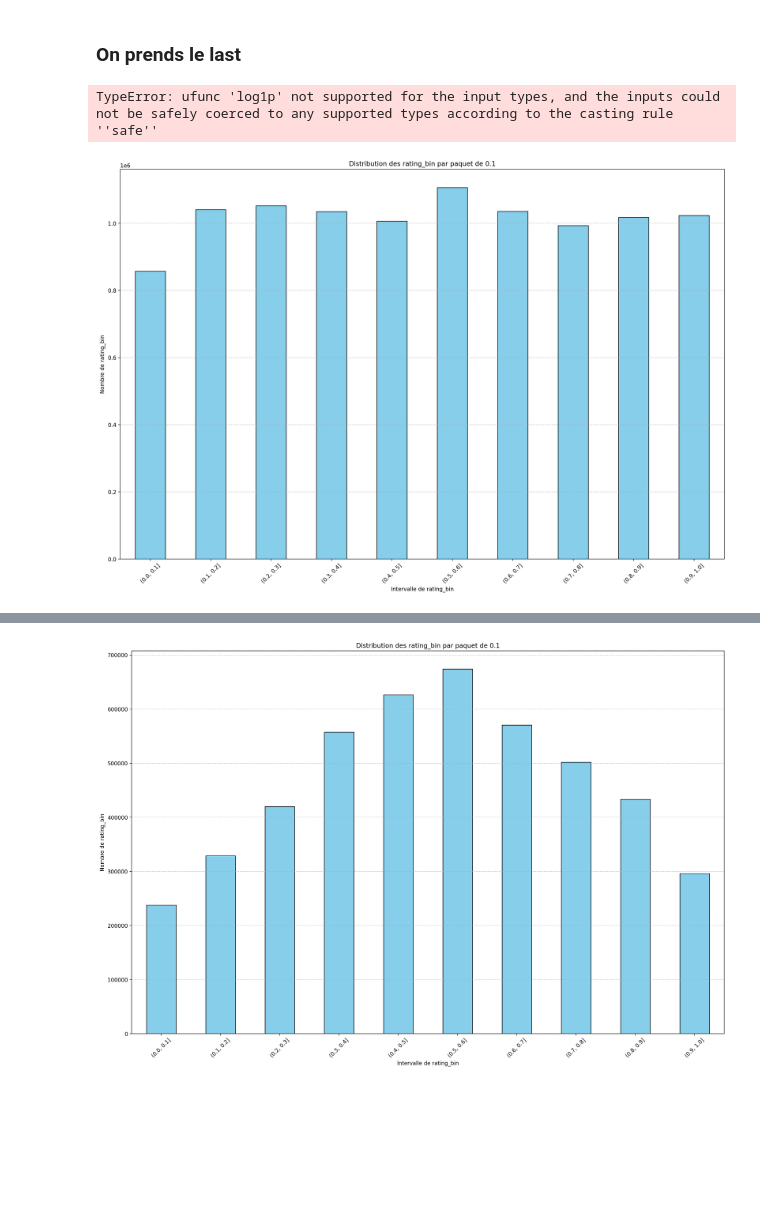
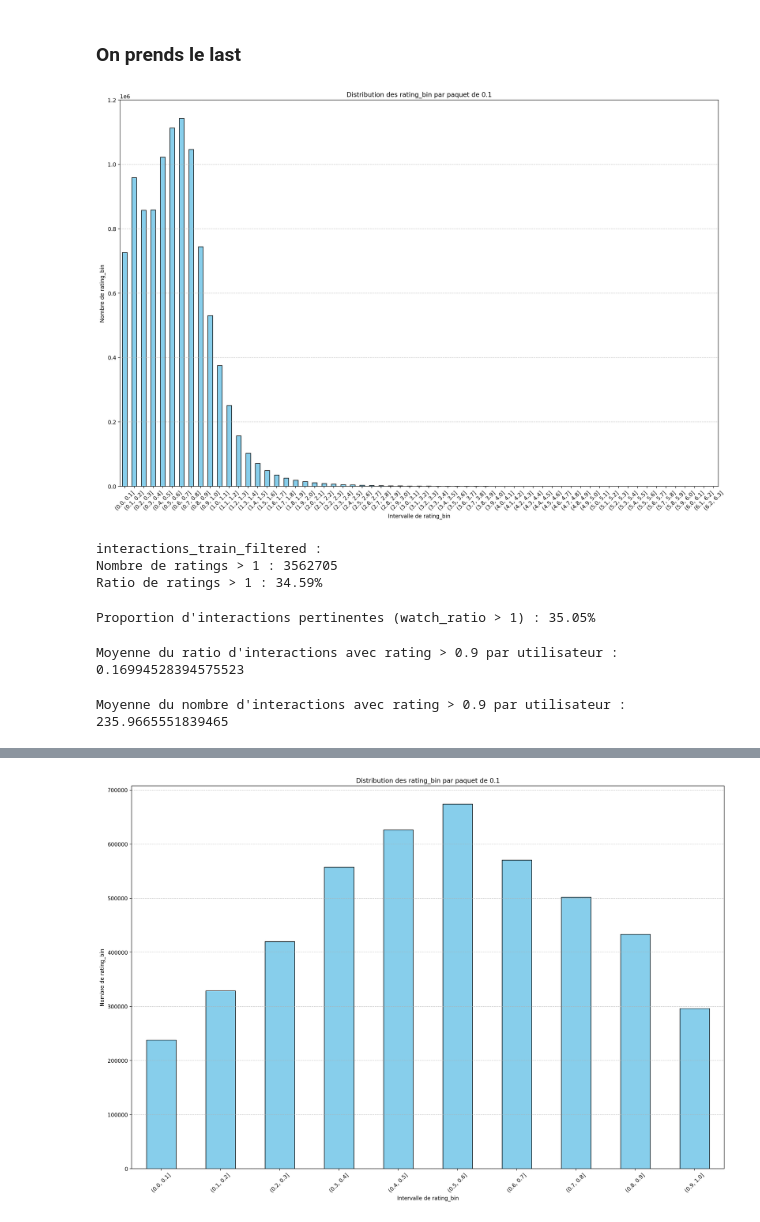
Before and after one commit to alexis-le-trung/FinalProject_2025_Alexis.LE-TRUNG, a Jupyter notebook: proposed_solution/submission.ipynb, the cells around one changed output, grey strips where cells are left out. Cells and saved outputs as stored; diff of their text form; code cells hidden in the pictures; blank space fills up the shorter version.

```diff
--- a/proposed_solution/submission.ipynb
+++ b/proposed_solution/submission.ipynb
@@ -80,34 +80,68 @@ interactions_train_filtered = interactions_train.sort_values('date').groupby(['u
 }).reset_index()
-# %%
-interactions_train['rating'] = np.log1p(interactions_train['watch_ratio']) / np.log1p('max_watch_ratio')
-# %% [output]
-TypeError: ufunc 'log1p' not supported for the input types, and the inputs could not be safely coerced to any supported types according to the casting rule ''safe''
 # %%
-interactions_train['rating'] = interactions_train['watch_ratio'].clip(upper=1.0)
+interactions_train_filtered['rating'] = interactions_train_filtered['watch_ratio'].clip(upper=5.0)
+interactions_test['rating'] = interactions_test['watch_ratio'].clip(upper=5.0)
 # %%
 from sklearn.preprocessing import QuantileTransformer
 
-qt = QuantileTransformer(output_distribution='uniform')
+qt = QuantileTransformer(output_distribution='normal')
 #interactions_test['rating'] = qt.fit_transform(interactions_test[['watch_ratio']])
 
 
 # Convertir les prédictions en pandas si ce n'est pas déjà fait
-interactions_train_filtered['rating'] = qt.fit_transform(interactions_train_filtered[['watch_ratio']])
-#interactions_train_filtered['rating'] = np.log1p(interactions_train_filtered['watch_ratio'] * 0.8).clip(upper=1.0)
+#interactions_train_filtered['rating'] = qt.fit_transform(interactions_train_filtered[['watch_ratio']])
+interactions_train_filtered['rating'] = np.log1p(interactions_train_filtered['watch_ratio'])
 #interactions_train_filtered['rating'] = (np.log1p(interactions_train_filtered['watch_ratio']) / np.log1p(np.max(interactions_train_filtered['rating']))).clip(upper=1.0)
-interactions_train_filtered['rating_bin'] = pd.cut(interactions_train_filtered['rating'], bins=np.arange(0, 1.1, 0.1))
+interactions_train_filtered['rating_bin'] = pd.cut(interactions_train_filtered['rating'], bins=np.arange(0, np.max(interactions_train_filtered['rating']), 0.1))
 
 # Compter le nombre de prédictions dans chaque intervalle
 bin_counts = interactions_train_filtered['rating_bin'].value_counts().sort_index()
 
 # Tracer l'histogramme
 bin_counts.plot(kind='bar', color='skyblue', edgecolor='black')
 plt.title("Distribution des rating_bin par paquet de 0.1")
 plt.xlabel("Intervalle de rating_bin")
 plt.ylabel("Nombre de rating_bin")
 plt.xticks(rotation=45)
 plt.grid(axis='y', linestyle='--', alpha=0.7)
 plt.show()
 # %% [output]
-[figure, old version]
+[figure, new version]
+# %%
+# Vérifier les valeurs de rating > 1 et < 0 dans interactions_train_filtered et interactions_test
+print("interactions_train_filtered :")
+print("Nombre de ratings > 1 :", (interactions_train_filtered['rating'] > 1).sum())
+print(f"Ratio de ratings > 1 : {(interactions_train_filtered['rating'] > 0.9).sum() / len(interactions_train_filtered):.2%}")
+# %% [output]
+interactions_train_filtered :
+Nombre de ratings > 1 : 3562705
+Ratio de ratings > 1 : 34.59%
+# %%
+import numpy as np
+
+# watch_ratios : matrice utilisateur × vidéo avec watch ratios
+# calcule proportion d'interactions > 1 sur toutes les interactions non-nulles
+interactions = (interactions_train_filtered['rating'] > 0).sum()
+pertinentes = (interactions_train_filtered['rating'] > 1).sum()
+proportion = pertinentes / interactions
+
+print(f"Proportion d'interactions pertinentes (watch_ratio > 1) : {proportion:.2%}")
+# %% [output]
+Proportion d'interactions pertinentes (watch_ratio > 1) : 35.05%
+# %%
+# Calculer pour chaque utilisateur le ratio d'interactions avec rating > 0.9
+user_ratio = interactions_train_filtered.groupby('user_id').apply(lambda df: (df['rating'] > 0.9).mean())
+
+# Afficher la moyenne de ces ratios sur tous les utilisateurs
+print("Moyenne du ratio d'interactions avec rating > 0.9 par utilisateur :", user_ratio.mean())
+# %% [output]
+Moyenne du ratio d'interactions avec rating > 0.9 par utilisateur : 0.16994528394575523
+# %%
+# Calculer pour chaque utilisateur le nombre d'interactions avec rating > 0.9
+user_count = interactions_train_filtered.groupby('user_id').apply(lambda df: (df['rating'] > 0.9).sum())
+
+# Afficher la moyenne de ces comptes sur tous les utilisateurs
+print("Moyenne du nombre d'interactions avec rating > 0.9 par utilisateur :", user_count.mean()))
+# %% [output]
+Moyenne du nombre d'interactions avec rating > 0.9 par utilisateur : 235.9665551839465
 # %%
```
Also changed, not shown: parts of 23 cells of this notebook.
